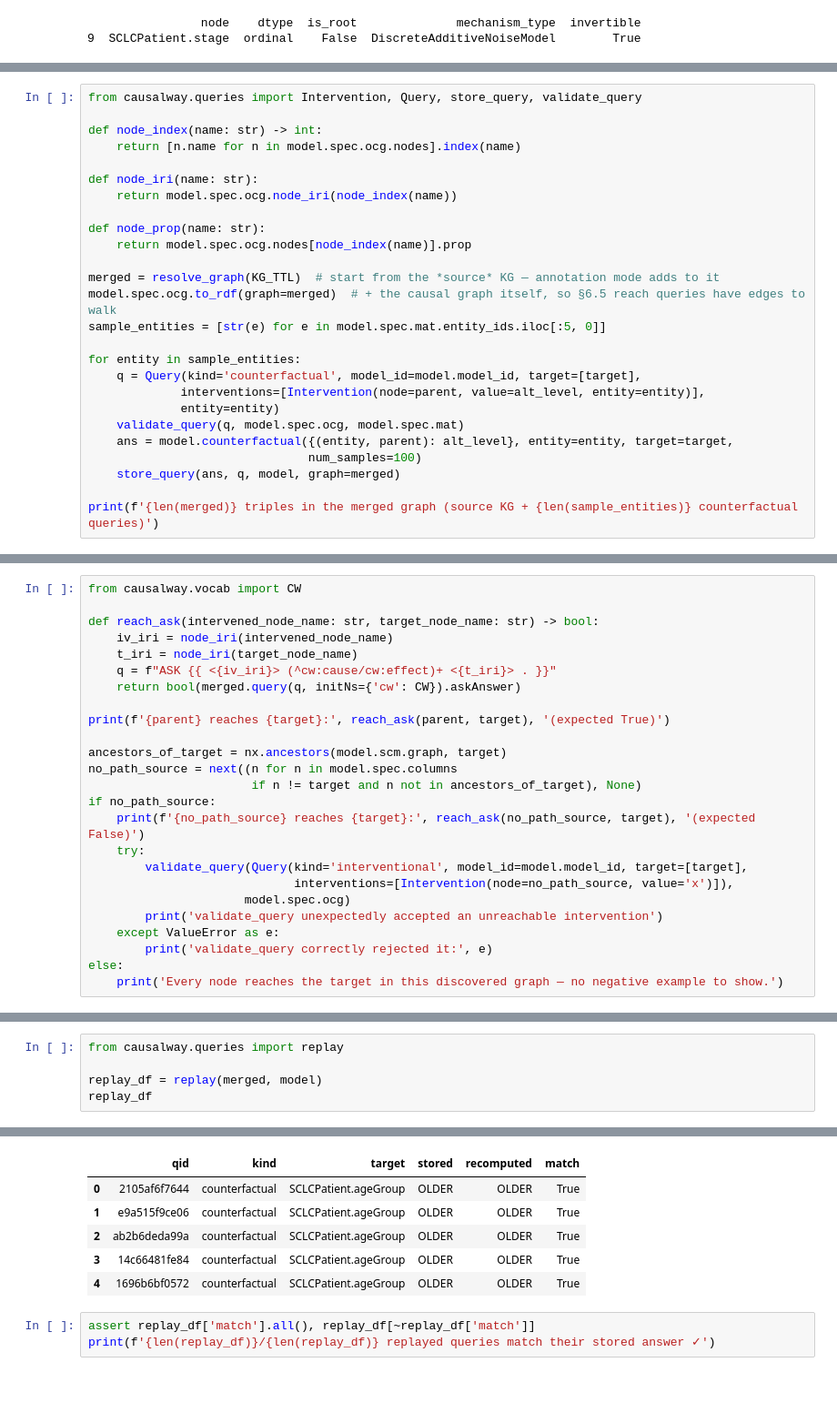
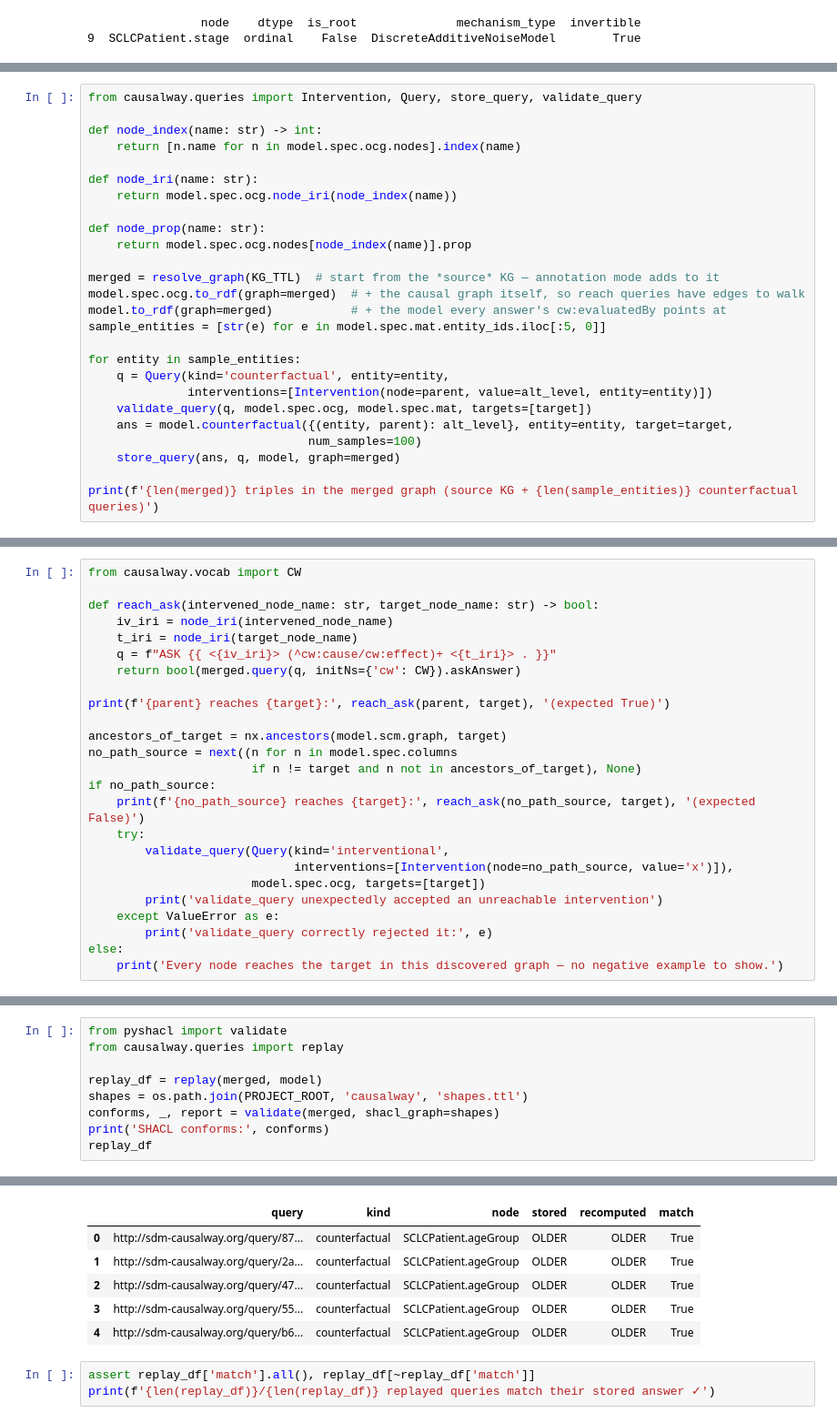
Before and after one commit to SDM-TIB/CausalWay, a Jupyter notebook: notebooks/03_sclc_causal_model.ipynb, the cells around one changed output, grey strips where cells are left out. Shown at 91% size. Saved outputs shown, nothing was run; the diff lists cells and outputs as text; blank space fills up the shorter version.

```diff
--- a/notebooks/03_sclc_causal_model.ipynb
+++ b/notebooks/03_sclc_causal_model.ipynb
@@ -281,14 +284,14 @@ def node_prop(name: str):
     return model.spec.ocg.nodes[node_index(name)].prop
 
 merged = resolve_graph(KG_TTL)  # start from the *source* KG — annotation mode adds to it
-model.spec.ocg.to_rdf(graph=merged)  # + the causal graph itself, so §6.5 reach queries have edges to walk
+model.spec.ocg.to_rdf(graph=merged)  # + the causal graph itself, so reach queries have edges to walk
+model.to_rdf(graph=merged)           # + the model every answer's cw:evaluatedBy points at
 sample_entities = [str(e) for e in model.spec.mat.entity_ids.iloc[:5, 0]]
 
 for entity in sample_entities:
-    q = Query(kind='counterfactual', model_id=model.model_id, target=[target],
-             interventions=[Intervention(node=parent, value=alt_level, entity=entity)],
-             entity=entity)
-    validate_query(q, model.spec.ocg, model.spec.mat)
+    q = Query(kind='counterfactual', entity=entity,
+              interventions=[Intervention(node=parent, value=alt_level, entity=entity)])
+    validate_query(q, model.spec.ocg, model.spec.mat, targets=[target])
     ans = model.counterfactual({(entity, parent): alt_level}, entity=entity, target=target,
                                num_samples=100)
     store_query(ans, q, model, graph=merged)
@@ -338,9 +341,9 @@ no_path_source = next((n for n in model.spec.columns
 if no_path_source:
     print(f'{no_path_source} reaches {target}:', reach_ask(no_path_source, target), '(expected False)')
     try:
-        validate_query(Query(kind='interventional', model_id=model.model_id, target=[target],
+        validate_query(Query(kind='interventional',
                              interventions=[Intervention(node=no_path_source, value='x')]),
-                      model.spec.ocg)
+                       model.spec.ocg, targets=[target])
         print('validate_query unexpectedly accepted an unreachable intervention')
     except ValueError as e:
         print('validate_query correctly rejected it:', e)
@@ -363,6 +368,10 @@ more and was retired. A replay is the stronger check — it asserts the stored R
 # %%
+from pyshacl import validate
 from causalway.queries import replay
 
 replay_df = replay(merged, model)
+shapes = os.path.join(PROJECT_ROOT, 'causalway', 'shapes.ttl')
+conforms, _, report = validate(merged, shacl_graph=shapes)
+print('SHACL conforms:', conforms)
 replay_df
 # %% [output]
@@ -369,9 +379,9 @@ replay_df
-|  | qid | kind | target | stored | recomputed | match |
-| 0 | 2105af6f7644 | counterfactual | SCLCPatient.ageGroup | OLDER | OLDER | True |
-| 1 | e9a515f9ce06 | counterfactual | SCLCPatient.ageGroup | OLDER | OLDER | True |
-| 2 | ab2b6deda99a | counterfactual | SCLCPatient.ageGroup | OLDER | OLDER | True |
-| 3 | 14c66481fe84 | counterfactual | SCLCPatient.ageGroup | OLDER | OLDER | True |
-| 4 | 1696b6bf0572 | counterfactual | SCLCPatient.ageGroup | OLDER | OLDER | True |
+|  | query | kind | node | stored | recomputed | match |
+| 0 | http://sdm-causalway.org/query/87... | counterfactual | SCLCPatient.ageGroup | OLDER | OLDER | True |
+| 1 | http://sdm-causalway.org/query/2a... | counterfactual | SCLCPatient.ageGroup | OLDER | OLDER | True |
+| 2 | http://sdm-causalway.org/query/47... | counterfactual | SCLCPatient.ageGroup | OLDER | OLDER | True |
+| 3 | http://sdm-causalway.org/query/55... | counterfactual | SCLCPatient.ageGroup | OLDER | OLDER | True |
+| 4 | http://sdm-causalway.org/query/b6... | counterfactual | SCLCPatient.ageGroup | OLDER | OLDER | True |
 # %%
 assert replay_df['match'].all(), replay_df[~replay_df['match']]
 print(f'{len(replay_df)}/{len(replay_df)} replayed queries match their stored answer ✓')
```
Also changed, not shown: parts of 7 cells of this notebook, 40 other files.
